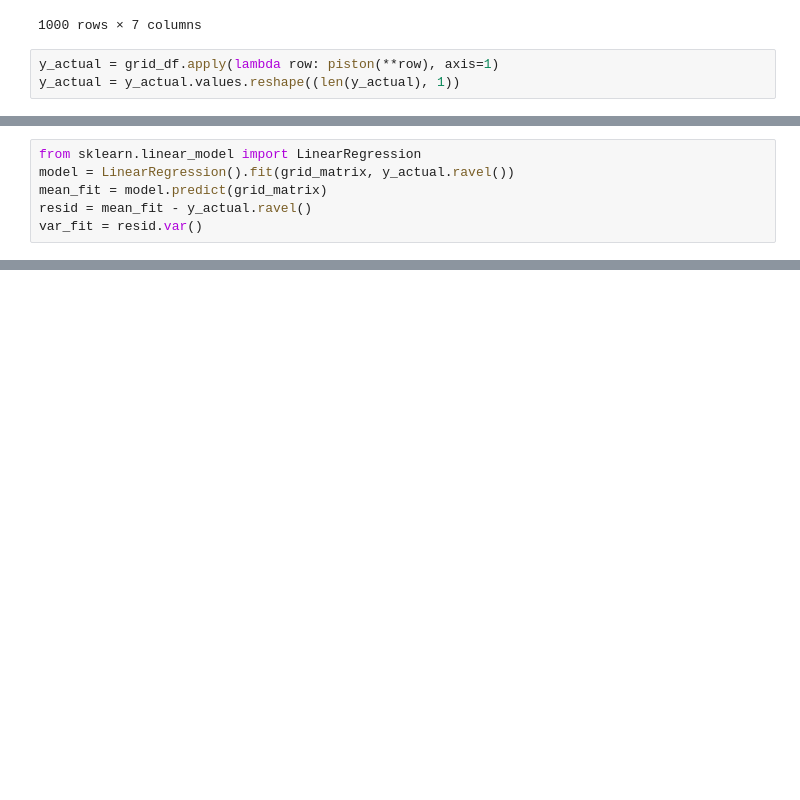
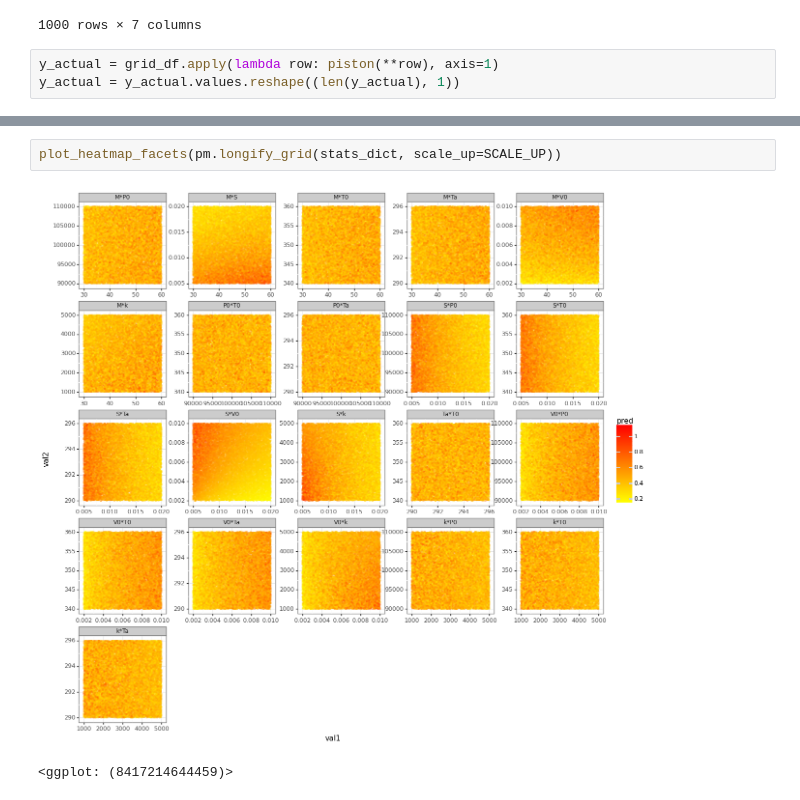
Before and after one commit to allswellthatsmaxwell/surrogates, a Jupyter notebook: ch01_problem02.ipynb, the cells around one changed output, grey strips where cells are left out. Saved outputs shown, nothing was run; the diff lists cells and outputs as text; blank space fills up the shorter version.

```diff
--- a/ch01_problem02.ipynb
+++ b/ch01_problem02.ipynb
@@ -124,6 +160,0 @@ var_fit = forestci.random_forest_error(model, grid_matrix, grid_matrix)
-# %%
-from sklearn.linear_model import LinearRegression
-model = LinearRegression().fit(grid_matrix, y_actual.ravel())
-mean_fit = model.predict(grid_matrix)
-resid = mean_fit - y_actual.ravel()
-var_fit = resid.var()
@@ -218,0 +279,5 @@ long_grid_df
+# %%
+plot_heatmap_facets(pm.longify_grid(stats_dict, scale_up=SCALE_UP))
+# %% [output]
+[figure, added]
+<ggplot: (8417214644459)>
```
Also changed, not shown: parts of 15 cells of this notebook.
